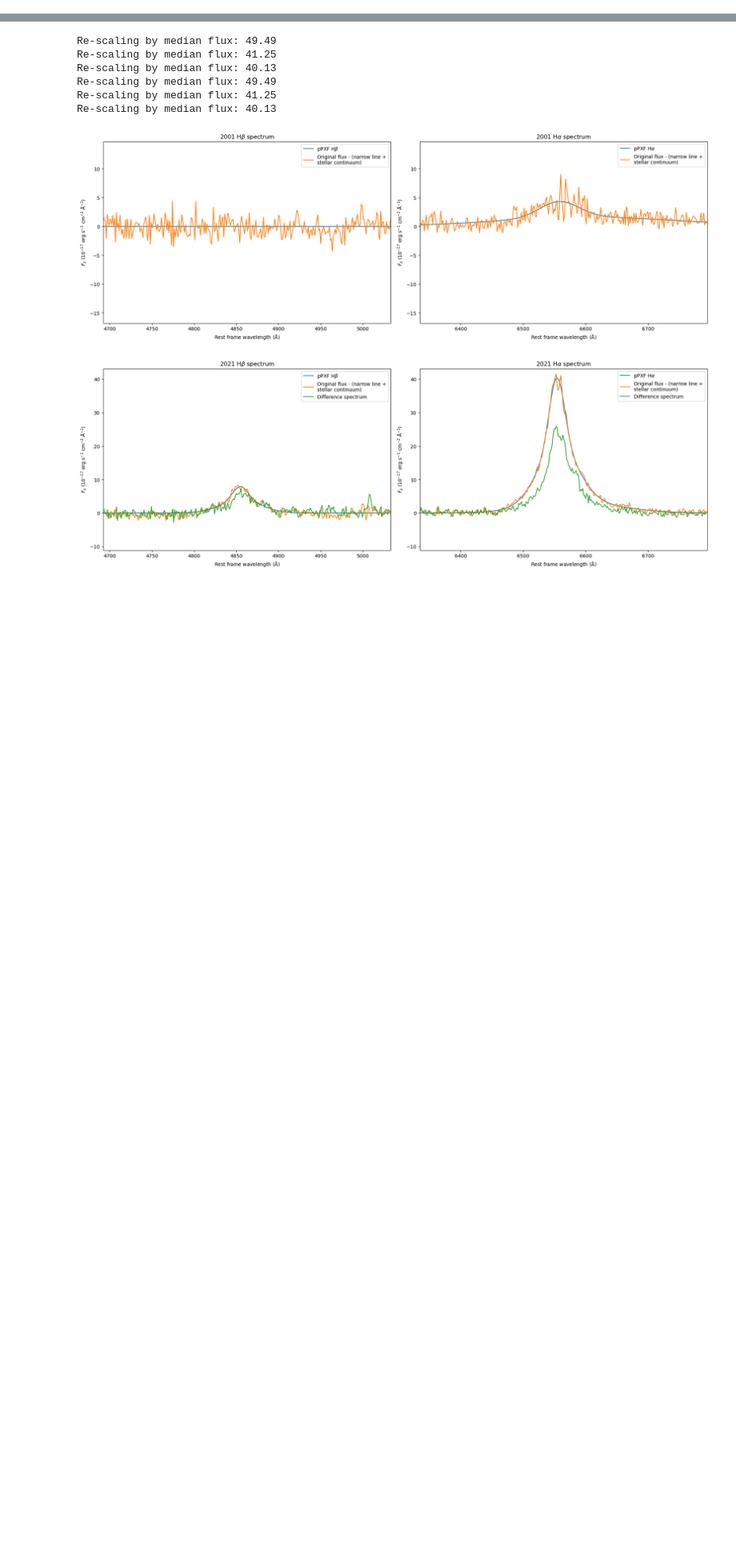
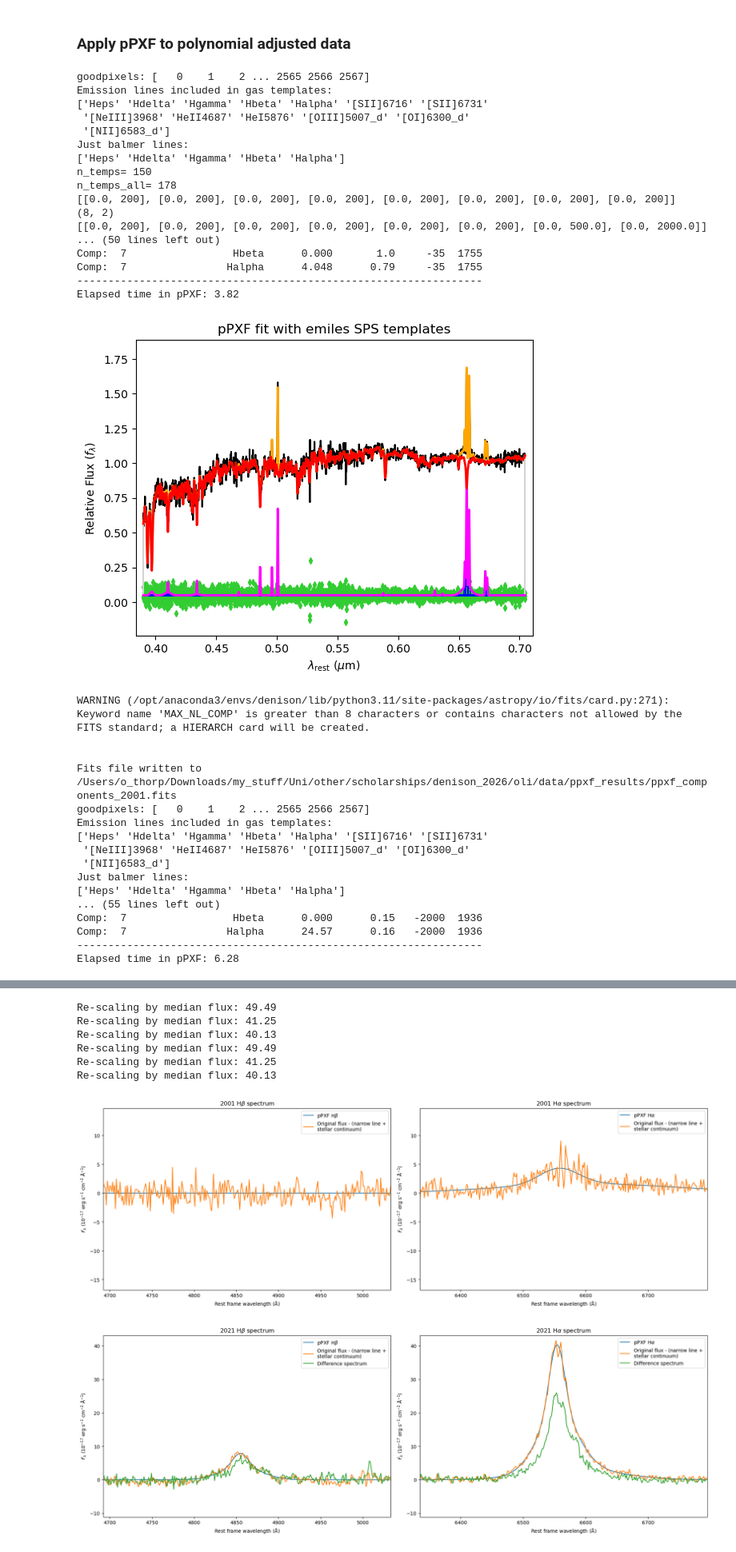
Before and after one commit to things-0/denison_2026, a Jupyter notebook: oli/test_workspace.ipynb, the cells around one changed output, grey strips where cells are left out. Shown at 80% size. Drawn from its saved outputs; the diff is of its cells as text; code cells hidden in the pictures; blank space fills up the shorter version.

```diff
--- a/oli/test_workspace.ipynb
+++ b/oli/test_workspace.ipynb
@@ -173,0 +77,55 @@ No.    Name      Ver    Type      Cards   Dimensions   Format
+# %% [markdown]
+### Apply pPXF to polynomial adjusted data
+# %%
+ppxf_funcs.fit_agn(
+    year_to_adjust=2001,
+    outfile_suffix="2001",
+)
+ppxf_funcs.fit_agn(
+    year_to_adjust=2015,
+    outfile_suffix="2015",
+)
+ppxf_funcs.fit_agn(
+    year_to_adjust=2021,
+    outfile_suffix="2021",
+)
+ppxf_funcs.fit_agn(
+    year_to_adjust=2022,
+    outfile_suffix="2022",
+)
+# %% [output]
+goodpixels: [   0    1    2 ... 2565 2566 2567]
+Emission lines included in gas templates:
+['Heps' 'Hdelta' 'Hgamma' 'Hbeta' 'Halpha' '[SII]6716' '[SII]6731'
+ '[NeIII]3968' 'HeII4687' 'HeI5876' '[OIII]5007_d' '[OI]6300_d'
+ '[NII]6583_d']
+Just balmer lines:
+['Heps' 'Hdelta' 'Hgamma' 'Hbeta' 'Halpha']
+n_temps= 150
+n_temps_all= 178
+[[0.0, 200], [0.0, 200], [0.0, 200], [0.0, 200], [0.0, 200], [0.0, 200], [0.0, 200], [0.0, 200]]
+(8, 2)
+[[0.0, 200], [0.0, 200], [0.0, 200], [0.0, 200], [0.0, 200], [0.0, 200], [0.0, 500.0], [0.0, 2000.0]]
+... (50 lines left out)
+Comp:  7                 Hbeta      0.000       1.0     -35  1755
+Comp:  7                Halpha      4.048      0.79     -35  1755
+-----------------------------------------------------------------
+Elapsed time in pPXF: 3.82
+[figure, added]
+WARNING (/opt/anaconda3/envs/denison/lib/python3.11/site-packages/astropy/io/fits/card.py:271):
+Keyword name 'MAX_NL_COMP' is greater than 8 characters or contains characters not allowed by the FITS standard; a HIERARCH card will be created.
+
+
+Fits file written to /Users/o_thorp/Downloads/my_stuff/Uni/other/scholarships/denison_2026/oli/data/ppxf_results/ppxf_components_2001.fits
+goodpixels: [   0    1    2 ... 2565 2566 2567]
+Emission lines included in gas templates:
+['Heps' 'Hdelta' 'Hgamma' 'Hbeta' 'Halpha' '[SII]6716' '[SII]6731'
+ '[NeIII]3968' 'HeII4687' 'HeI5876' '[OIII]5007_d' '[OI]6300_d'
+ '[NII]6583_d']
+Just balmer lines:
+['Heps' 'Hdelta' 'Hgamma' 'Hbeta' 'Halpha']
+... (55 lines left out)
+Comp:  7                 Hbeta      0.000      0.15   -2000  1936
+Comp:  7                Halpha      24.57      0.16   -2000  1936
+-----------------------------------------------------------------
+Elapsed time in pPXF: 6.28
```
Also changed, not shown: parts of 14 cells of this notebook, 7 other files.
